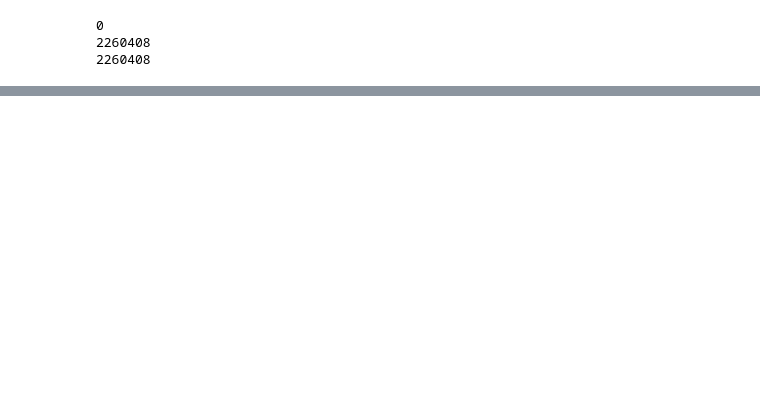
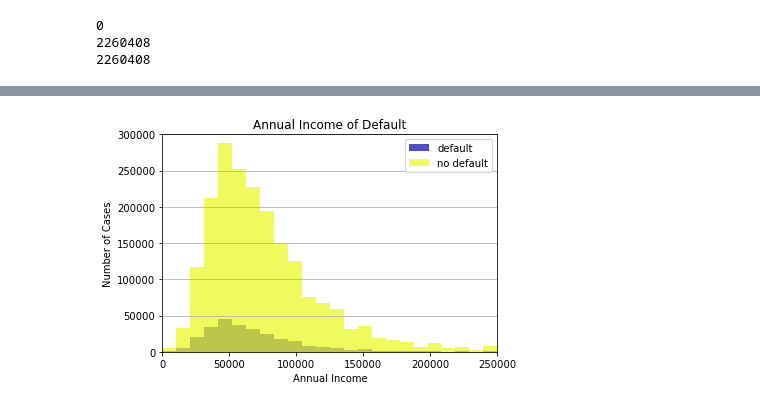
Before and after one commit to matthew-e-thomas/Spark_ML_DS5559, a Jupyter notebook: Final_Project_DS5559_data.ipynb, the cells around one changed output, grey strips where cells are left out. Cells and saved outputs as stored; diff of their text form; code cells hidden in the pictures; blank space fills up the shorter version.

```diff
--- a/Final_Project_DS5559_data.ipynb
+++ b/Final_Project_DS5559_data.ipynb
@@ -598,0 +685,22 @@ m
+# %%
+import numpy
+
+bins = numpy.linspace(0, 250000, 25)
+
+plt.hist(major_pred_default.annual_inc,bins, color='#0504aa', label="default",alpha=0.7)
+plt.hist(major_pred_no_default.annual_inc,bins, color='#ebf917', label="no default",alpha=0.7)
+
+
+plt.grid(axis='y', alpha=5)
+plt.xlabel('Annual Income')
+plt.ylabel('Number of Cases')
+plt.title('Annual Income of Default' )
+#plt.ylim(ymax=np.ceil(maxfreq / 10) * 10 if maxfreq % 10 else maxfreq + 10)
+plt.ylim(ymax=300000)
+plt.xlim(xmin=0,xmax=250000)
+plt.legend(loc='upper right')
+plt.rcParams["figure.figsize"] = [20,9]
+
+plt.show()
+# %% [output]
+[figure, added]
```
Also changed, not shown: parts of 11 cells of this notebook.
